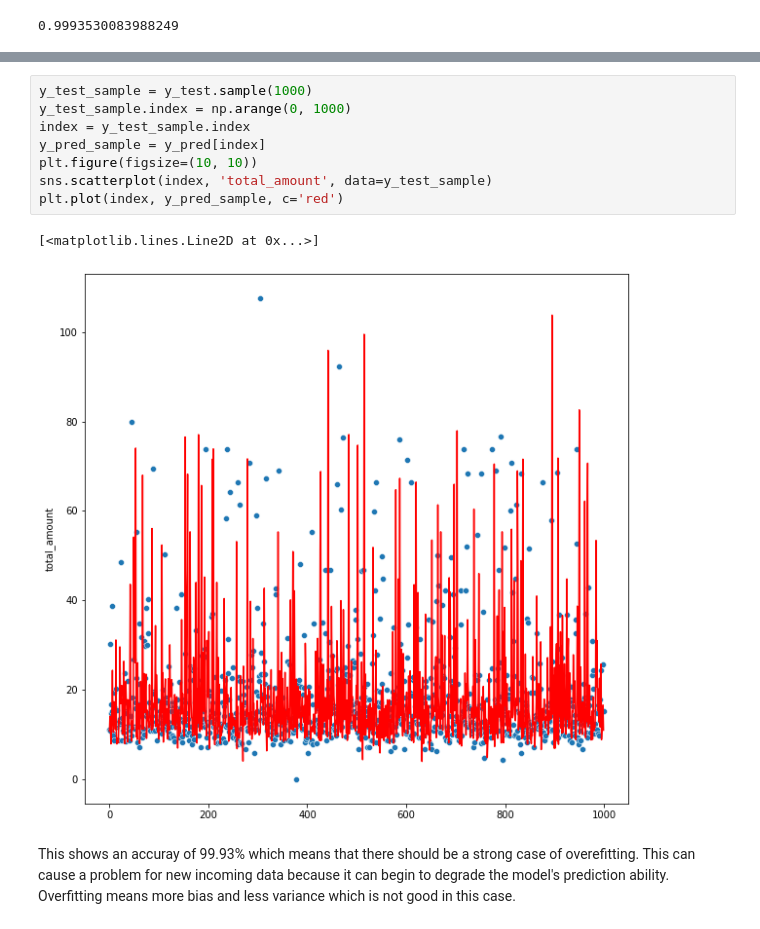
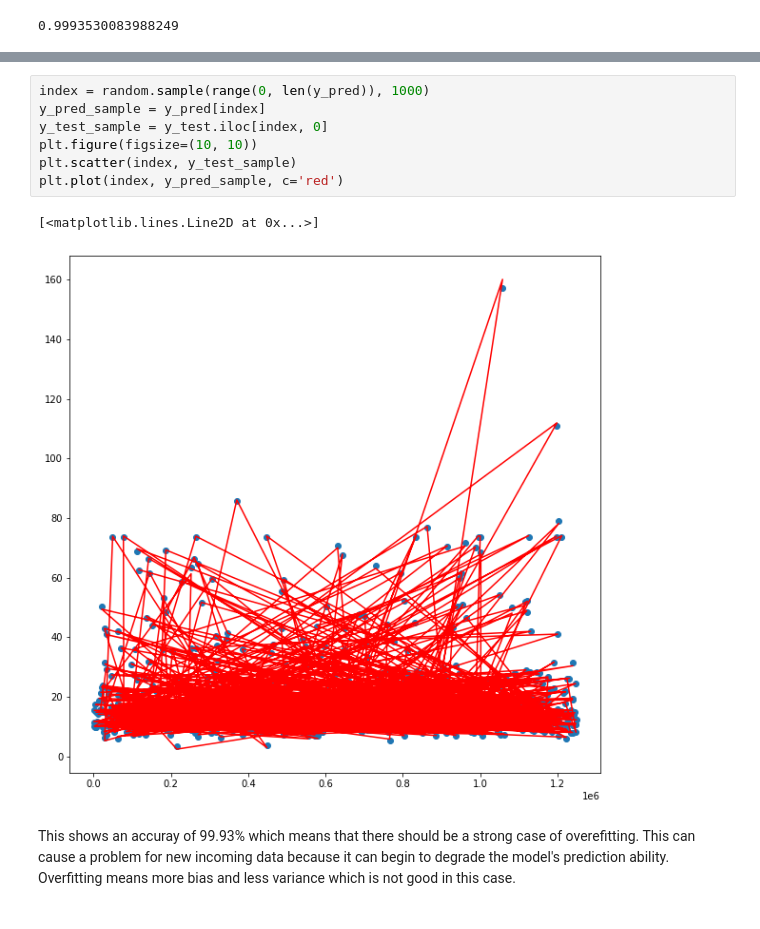
Before and after one commit to loalberto/Springboard-DataScienceCapstone2, a Jupyter notebook: Testing_Taxi_data.ipynb, the cells around one changed output, grey strips where cells are left out. Drawn from its saved outputs; the diff is of its cells as text.

Commit message:
fixed indexing issue

```diff
--- a/Testing_Taxi_data.ipynb
+++ b/Testing_Taxi_data.ipynb
@@ -63,14 +71,13 @@ y_test.head()
 # %%
-y_test_sample = y_test.sample(1000)
-y_test_sample.index = np.arange(0, 1000)
-index = y_test_sample.index
+index = random.sample(range(0, len(y_pred)), 1000)
 y_pred_sample = y_pred[index]
+y_test_sample = y_test.iloc[index, 0]
 plt.figure(figsize=(10, 10))
-sns.scatterplot(index, 'total_amount', data=y_test_sample)
+plt.scatter(index, y_test_sample)
 plt.plot(index, y_pred_sample, c='red')
 # %% [output]
 [<matplotlib.lines.Line2D at 0x...>]
-[figure, old version]
+[figure, new version]
 # %% [markdown]
 This shows an accuray of 99.93% which means that there should be a strong case of overefitting. This can cause a problem for new incoming data because it can begin to degrade the model's prediction ability. Overfitting means more bias and less variance which is not good in this case.
 # %%
```
Also changed, not shown: parts of 6 cells of this notebook.
